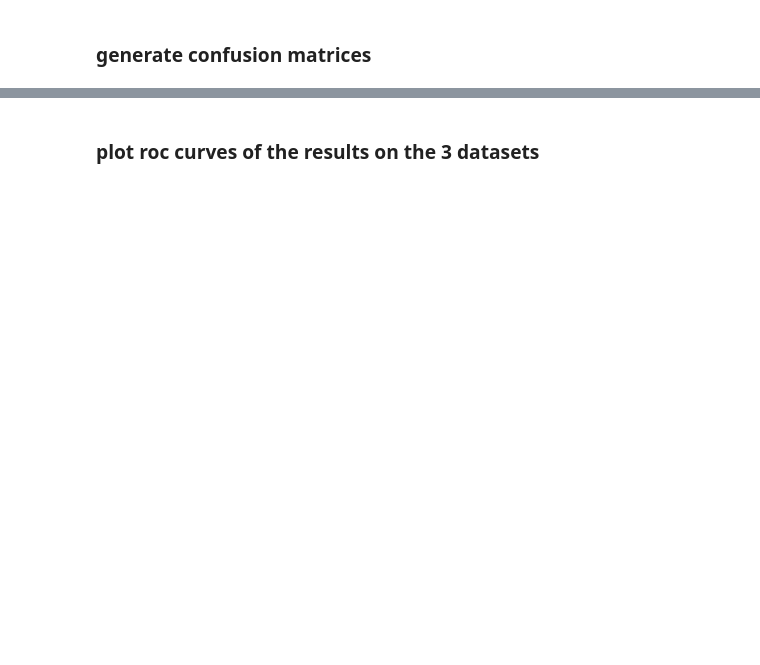
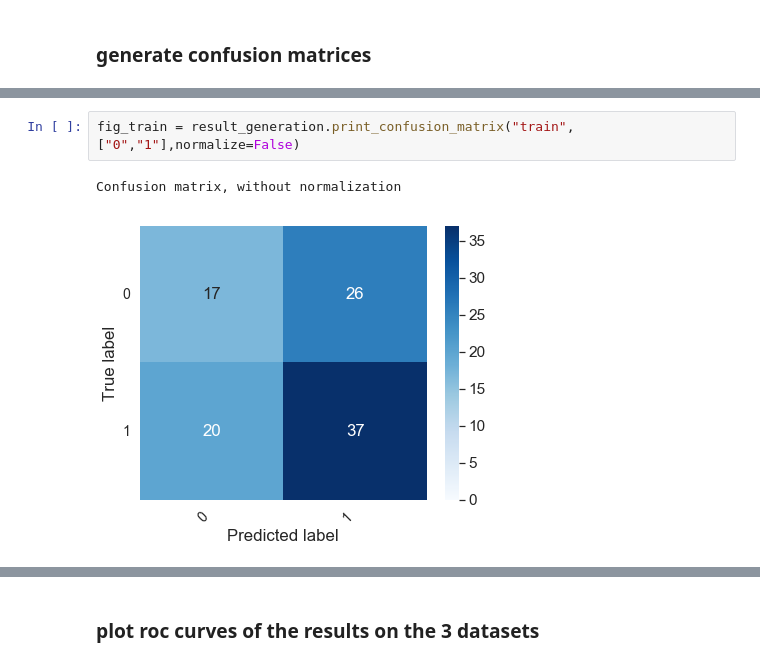
Before and after one commit to primakov/precision-medicine-toolbox, a Jupyter notebook: examples/Results_module.ipynb, the cells around one changed output, grey strips where cells are left out. Saved outputs shown, nothing was run; the diff lists cells and outputs as text; blank space fills up the shorter version.

```diff
--- a/examples/Results_module.ipynb
+++ b/examples/Results_module.ipynb
@@ -36,0 +54,5 @@ Normalized confusion matrix
+# %%
+fig_train = result_generation.print_confusion_matrix("train",["0","1"],normalize=False)
+# %% [output]
+Confusion matrix, without normalization
+[figure, added]
```
Also changed, not shown: parts of 8 cells of this notebook, 1 other file.
